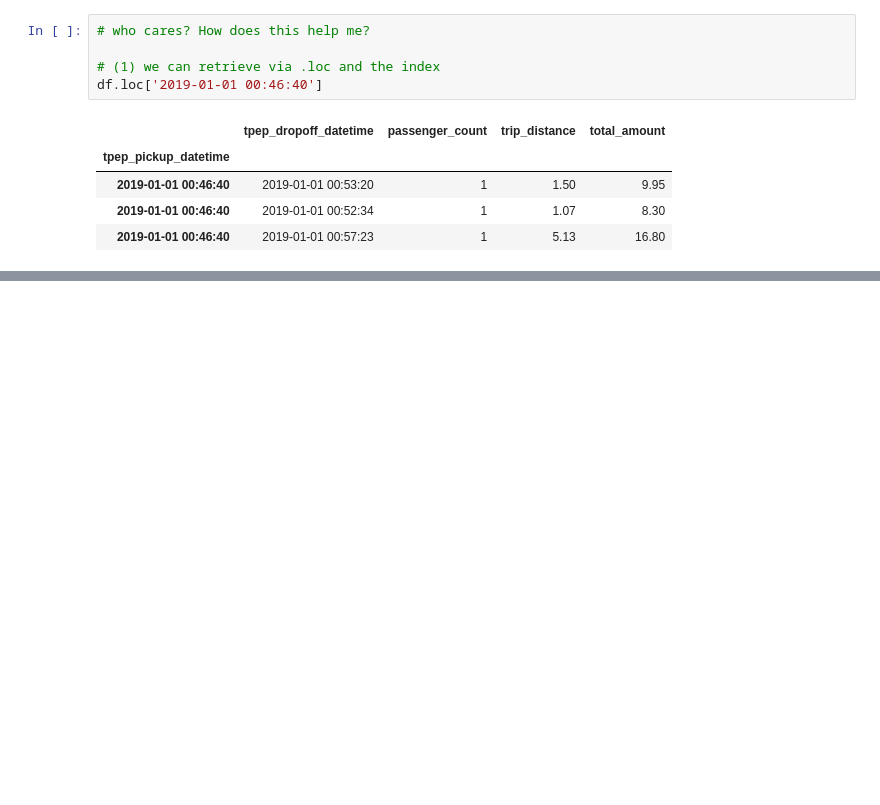
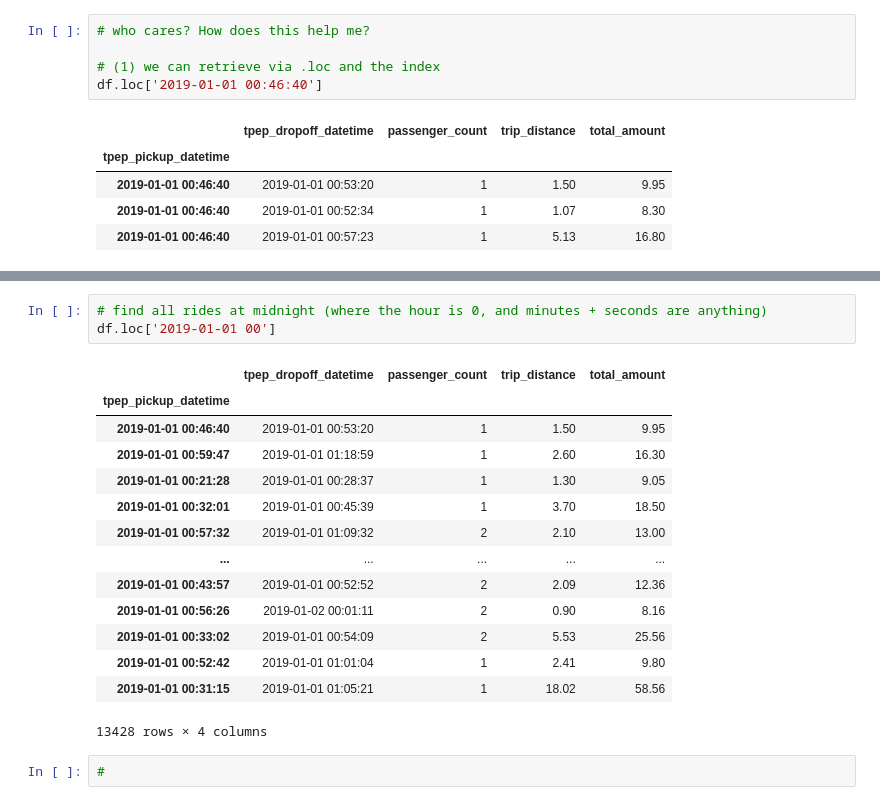
Before and after one commit to reuven/oreilly-2022-07July-analytics, a Jupyter notebook: 2022-08Aug-23.ipynb, the cells around one changed output, grey strips where cells are left out. Drawn from its saved outputs; the diff is of its cells as text; blank space fills up the shorter version.

```diff
--- a/2022-08Aug-23.ipynb
+++ b/2022-08Aug-23.ipynb
@@ -1673,0 +1698,20 @@ df.loc['2019-01-01 00:46:40']
+# %%
+# find all rides at midnight (where the hour is 0, and minutes + seconds are anything)
+df.loc['2019-01-01 00']
+# %% [output]
+|  | tpep_dropoff_datetime | passenger_count | trip_distance | total_amount |
+| tpep_pickup_datetime |  |  |  |  |
+| 2019-01-01 00:46:40 | 2019-01-01 00:53:20 | 1 | 1.50 | 9.95 |
+| 2019-01-01 00:59:47 | 2019-01-01 01:18:59 | 1 | 2.60 | 16.30 |
+| 2019-01-01 00:21:28 | 2019-01-01 00:28:37 | 1 | 1.30 | 9.05 |
+| 2019-01-01 00:32:01 | 2019-01-01 00:45:39 | 1 | 3.70 | 18.50 |
+| 2019-01-01 00:57:32 | 2019-01-01 01:09:32 | 2 | 2.10 | 13.00 |
+| ... | ... | ... | ... | ... |
+| 2019-01-01 00:43:57 | 2019-01-01 00:52:52 | 2 | 2.09 | 12.36 |
+| 2019-01-01 00:56:26 | 2019-01-02 00:01:11 | 2 | 0.90 | 8.16 |
+| 2019-01-01 00:33:02 | 2019-01-01 00:54:09 | 2 | 5.53 | 25.56 |
+| 2019-01-01 00:52:42 | 2019-01-01 01:01:04 | 1 | 2.41 | 9.80 |
+| 2019-01-01 00:31:15 | 2019-01-01 01:05:21 | 1 | 18.02 | 58.56 |
+13428 rows × 4 columns
+# %%
+#
```
Also changed, not shown: parts of 1 cell of this notebook.
